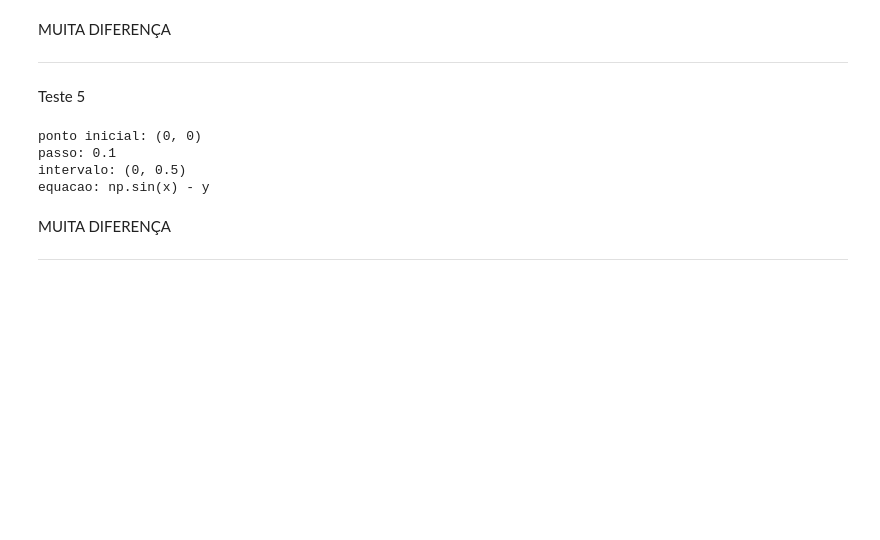
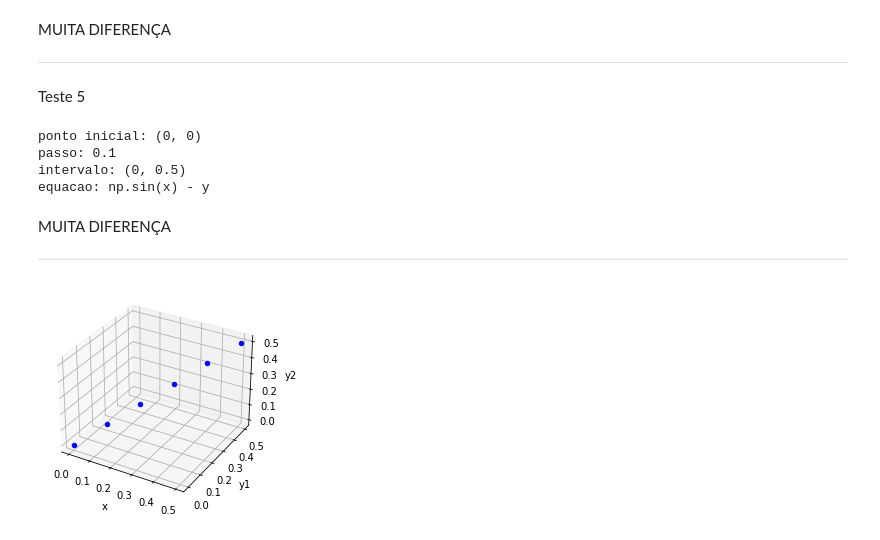
Before and after one commit to maria-raquel/EDO, a Jupyter notebook: testes.ipynb, the cells around one changed output. Drawn from its saved outputs; the diff is of its cells as text; code cells hidden in the pictures; blank space fills up the shorter version.

```diff
--- a/testes.ipynb
+++ b/testes.ipynb
@@ -493,0 +498,14 @@ MUITA DIFERENÇA
+# %%
+fig = plt.figure()
+ax = fig.add_subplot(111, projection='3d')
+
+for x, y1, y2 in pontos:
+    ax.scatter(x, y1, y2, c='b')
+
+ax.set_xlabel('x')
+ax.set_ylabel('y1')
+ax.set_zlabel('y2')
+
+plt.show()
+# %% [output]
+[figure, added]
```
Also changed, not shown: parts of 1 cell of this notebook, 1 other file.
